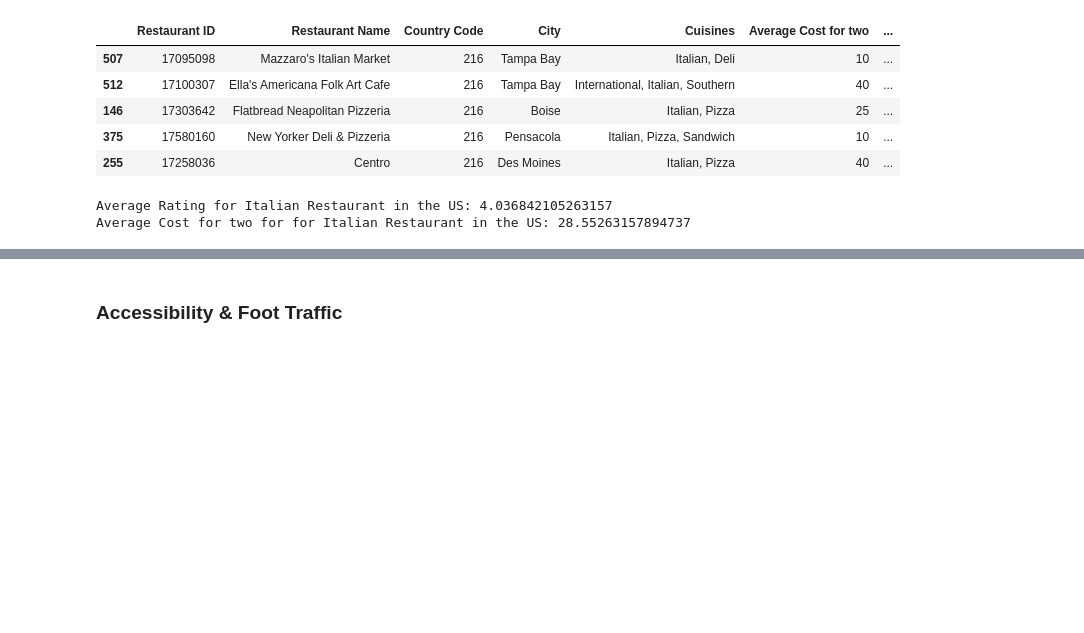
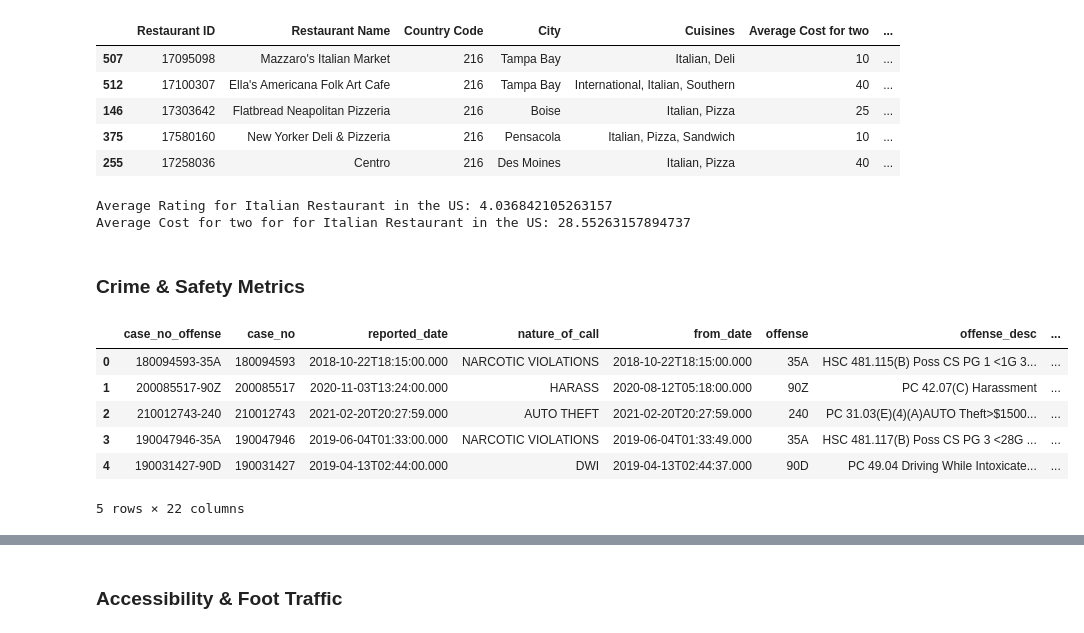
Before and after one commit to alex-a11ahar/italian_resturant_analysis, a Jupyter notebook: Assignment1.ipynb, the cells around one changed output, grey strips where cells are left out. Saved outputs shown, nothing was run; the diff lists cells and outputs as text; code cells hidden in the pictures; blank space fills up the shorter version.

```diff
--- a/Assignment1.ipynb
+++ b/Assignment1.ipynb
@@ -167,3 +186,29 @@ print("Average Cost for two for for Italian Restaurant in the US:", average_cost
 # %% [output]
 Average Rating for Italian Restaurant in the US: 4.036842105263157
 Average Cost for two for for Italian Restaurant in the US: 28.55263157894737
+# %% [markdown]
+### Crime & Safety Metrics
+# %%
+# API endpoint URL
+url = "https://data.fortworthtexas.gov/resource/k6ic-7kp7.json"
+
+# Send a GET request to the API endpoint
+response = requests.get(url)
+
+# Check if the request was successful (status code 200)
+if response.status_code == 200:
+    # Convert the JSON data into a pandas DataFrame
+    df = pd.DataFrame(response.json())
+else:
+    print(f"Failed to fetch data. Status code: {response.status_code}")
+
+# Display the first few rows of the DataFrame
+df.head()
+# %% [output]
+|  | case_no_offense | case_no | reported_date | nature_of_call | from_date | offense | offense_desc | ... |
+| 0 | 180094593-35A | 180094593 | 2018-10-22T18:15:00.000 | NARCOTIC VIOLATIONS | 2018-10-22T18:15:00.000 | 35A | HSC 481.115(B) Poss CS PG 1 <1G 3... | ... |
+| 1 | 200085517-90Z | 200085517 | 2020-11-03T13:24:00.000 | HARASS | 2020-08-12T05:18:00.000 | 90Z | PC 42.07(C) Harassment | ... |
+| 2 | 210012743-240 | 210012743 | 2021-02-20T20:27:59.000 | AUTO THEFT | 2021-02-20T20:27:59.000 | 240 | PC 31.03(E)(4)(A)AUTO Theft>$1500... | ... |
+| 3 | 190047946-35A | 190047946 | 2019-06-04T01:33:00.000 | NARCOTIC VIOLATIONS | 2019-06-04T01:33:49.000 | 35A | HSC 481.117(B) Poss CS PG 3 <28G ... | ... |
+| 4 | 190031427-90D | 190031427 | 2019-04-13T02:44:00.000 | DWI | 2019-04-13T02:44:37.000 | 90D | PC 49.04 Driving While Intoxicate... | ... |
+5 rows × 22 columns
```
Also changed, not shown: parts of 7 cells of this notebook.
